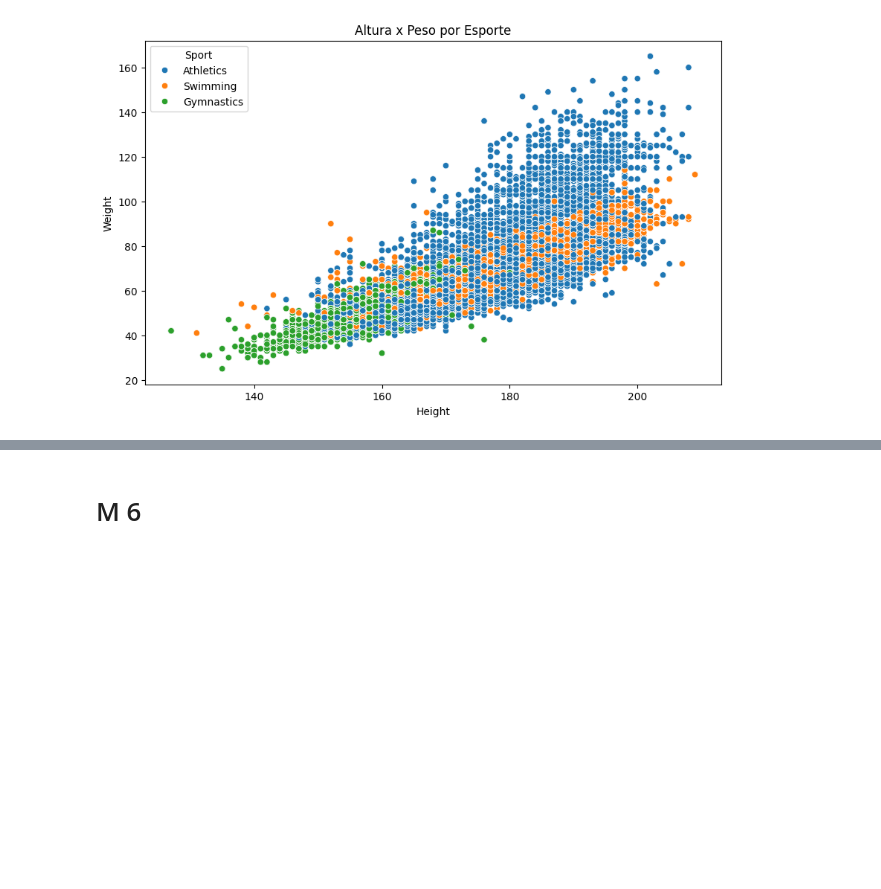
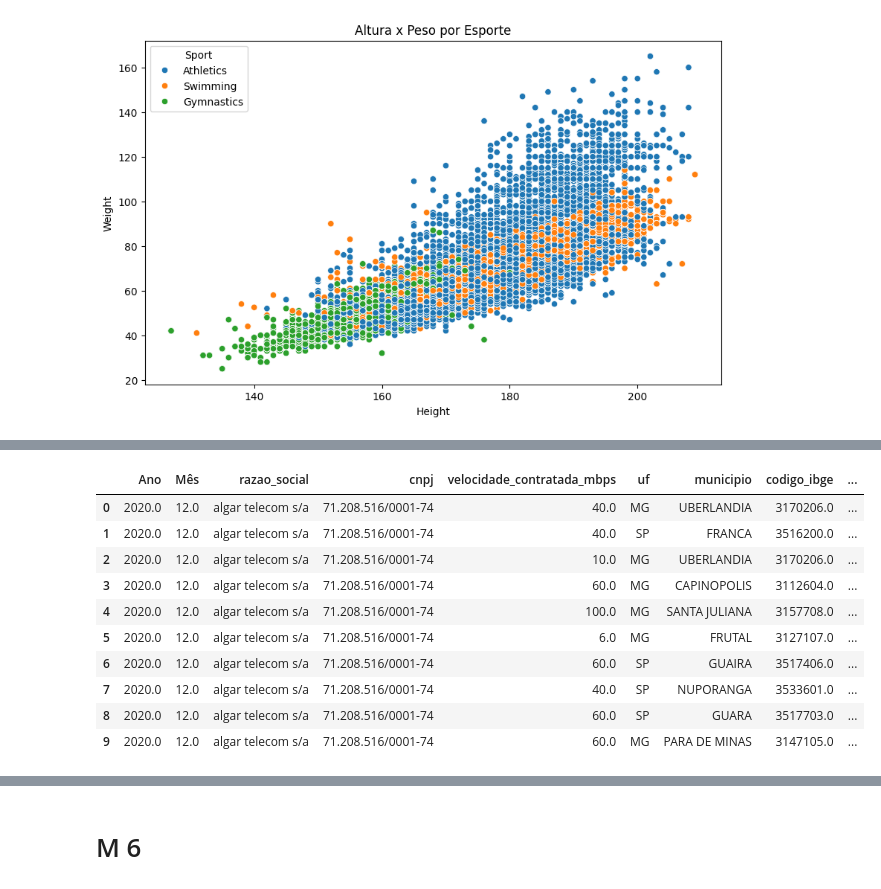
Before and after one commit to NatanielMarques14/laboratorio-ciencia-dados, a Jupyter notebook: exercicios_aulas.ipynb, the cells around one changed output, grey strips where cells are left out. Cells and saved outputs as stored; diff of their text form; code cells hidden in the pictures; blank space fills up the shorter version.

```diff
--- a/exercicios_aulas.ipynb
+++ b/exercicios_aulas.ipynb
@@ -1786,0 +1882,38 @@ plt.show()
+# %%
+'''
+regioes = {
+    "AC": "Norte",
+    "AP": "Norte",
+    "AM": "Norte",
+    "PA": "Norte",
+    "RO": "Norte",
+    "RR": "Norte",
+    "TO": "Norte",
+
+    "AL": "Nordeste",
+    "BA": "Nordeste",
+    "CE": "Nordeste",
+    "MA": "Nordeste",
+    "PB": "Nordeste",
+    "PE": "Nordeste",
+    "PI": "Nordeste",
+    "RN": "Nordeste",
+    "SE": "Nordeste",
+
+    "DF": "Centro-Oeste",
+    "GO": "Centro-Oeste",
+    "MT": "Centro-Oeste",
+    "MS": "Centro-Oeste",
+
+    "ES": "Sudeste",
+    "MG": "Sudeste",
+    "RJ": "Sudeste",
+    "SP": "Sudeste",
+
+    "PR": "Sul",
+    "RS": "Sul",
+    "SC": "Sul"
+}
+
+df_internet["regiao"] = df_internet["uf"].map(regioes)
+'''
@@ -1786,0 +2099,14 @@ plt.show()
+# %%
+df_internet.head(10)
+# %% [output]
+|  | Ano | Mês | razao_social | cnpj | velocidade_contratada_mbps | uf | municipio | codigo_ibge | ... |
+| 0 | 2020.0 | 12.0 | algar telecom s/a | 71.208.516/0001-74 | 40.0 | MG | UBERLANDIA | 3170206.0 | ... |
+| 1 | 2020.0 | 12.0 | algar telecom s/a | 71.208.516/0001-74 | 40.0 | SP | FRANCA | 3516200.0 | ... |
+| 2 | 2020.0 | 12.0 | algar telecom s/a | 71.208.516/0001-74 | 10.0 | MG | UBERLANDIA | 3170206.0 | ... |
+| 3 | 2020.0 | 12.0 | algar telecom s/a | 71.208.516/0001-74 | 60.0 | MG | CAPINOPOLIS | 3112604.0 | ... |
+| 4 | 2020.0 | 12.0 | algar telecom s/a | 71.208.516/0001-74 | 100.0 | MG | SANTA JULIANA | 3157708.0 | ... |
+| 5 | 2020.0 | 12.0 | algar telecom s/a | 71.208.516/0001-74 | 6.0 | MG | FRUTAL | 3127107.0 | ... |
+| 6 | 2020.0 | 12.0 | algar telecom s/a | 71.208.516/0001-74 | 60.0 | SP | GUAIRA | 3517406.0 | ... |
+| 7 | 2020.0 | 12.0 | algar telecom s/a | 71.208.516/0001-74 | 40.0 | SP | NUPORANGA | 3533601.0 | ... |
+| 8 | 2020.0 | 12.0 | algar telecom s/a | 71.208.516/0001-74 | 60.0 | SP | GUARA | 3517703.0 | ... |
+| 9 | 2020.0 | 12.0 | algar telecom s/a | 71.208.516/0001-74 | 60.0 | MG | PARA DE MINAS | 3147105.0 | ... |
```
Also changed, not shown: parts of 13 cells of this notebook.
